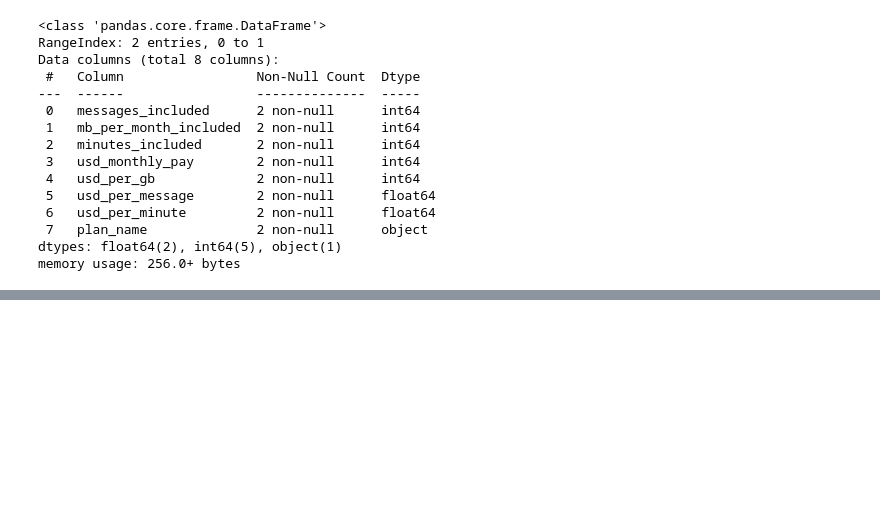
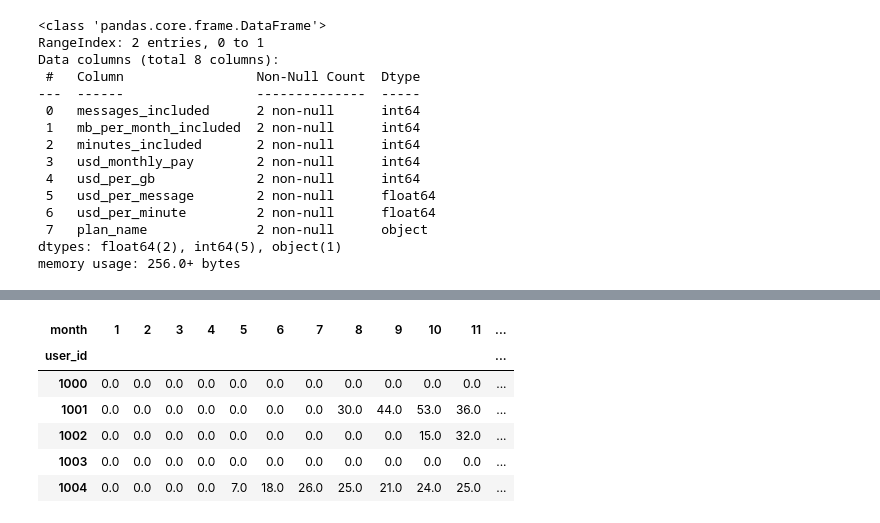
Before and after one commit to Alumasa/data_science_practicum, a Jupyter notebook: Statistical Data Analysis Project.ipynb, the cells around one changed output, grey strips where cells are left out. Saved outputs shown, nothing was run; the diff lists cells and outputs as text; code cells hidden in the pictures; blank space fills up the shorter version.

```diff
--- a/Statistical Data Analysis Project.ipynb
+++ b/Statistical Data Analysis Project.ipynb
@@ -249,0 +326,18 @@ data_internet['mb_used'] = data_internet['mb_used'].fillna(value=0)
+# %%
+data_messages['count'] = 1
+data_messages['month'] = data_messages['message_date'].dt.month
+# %%
+msg_month = (data_messages
+             .pivot_table(index='user_id', values='count', columns='month', aggfunc='sum')
+             .fillna(value=0)
+)
+# %%
+msg_month.head()
+# %% [output]
+| month | 1 | 2 | 3 | 4 | 5 | 6 | 7 | 8 | 9 | 10 | 11 | ... |
+| user_id |  |  |  |  |  |  |  |  |  |  |  | ... |
+| 1000 | 0.0 | 0.0 | 0.0 | 0.0 | 0.0 | 0.0 | 0.0 | 0.0 | 0.0 | 0.0 | 0.0 | ... |
+| 1001 | 0.0 | 0.0 | 0.0 | 0.0 | 0.0 | 0.0 | 0.0 | 30.0 | 44.0 | 53.0 | 36.0 | ... |
+| 1002 | 0.0 | 0.0 | 0.0 | 0.0 | 0.0 | 0.0 | 0.0 | 0.0 | 0.0 | 15.0 | 32.0 | ... |
+| 1003 | 0.0 | 0.0 | 0.0 | 0.0 | 0.0 | 0.0 | 0.0 | 0.0 | 0.0 | 0.0 | 0.0 | ... |
+| 1004 | 0.0 | 0.0 | 0.0 | 0.0 | 7.0 | 18.0 | 26.0 | 25.0 | 21.0 | 24.0 | 25.0 | ... |
```
Also changed, not shown: parts of 35 cells of this notebook.
